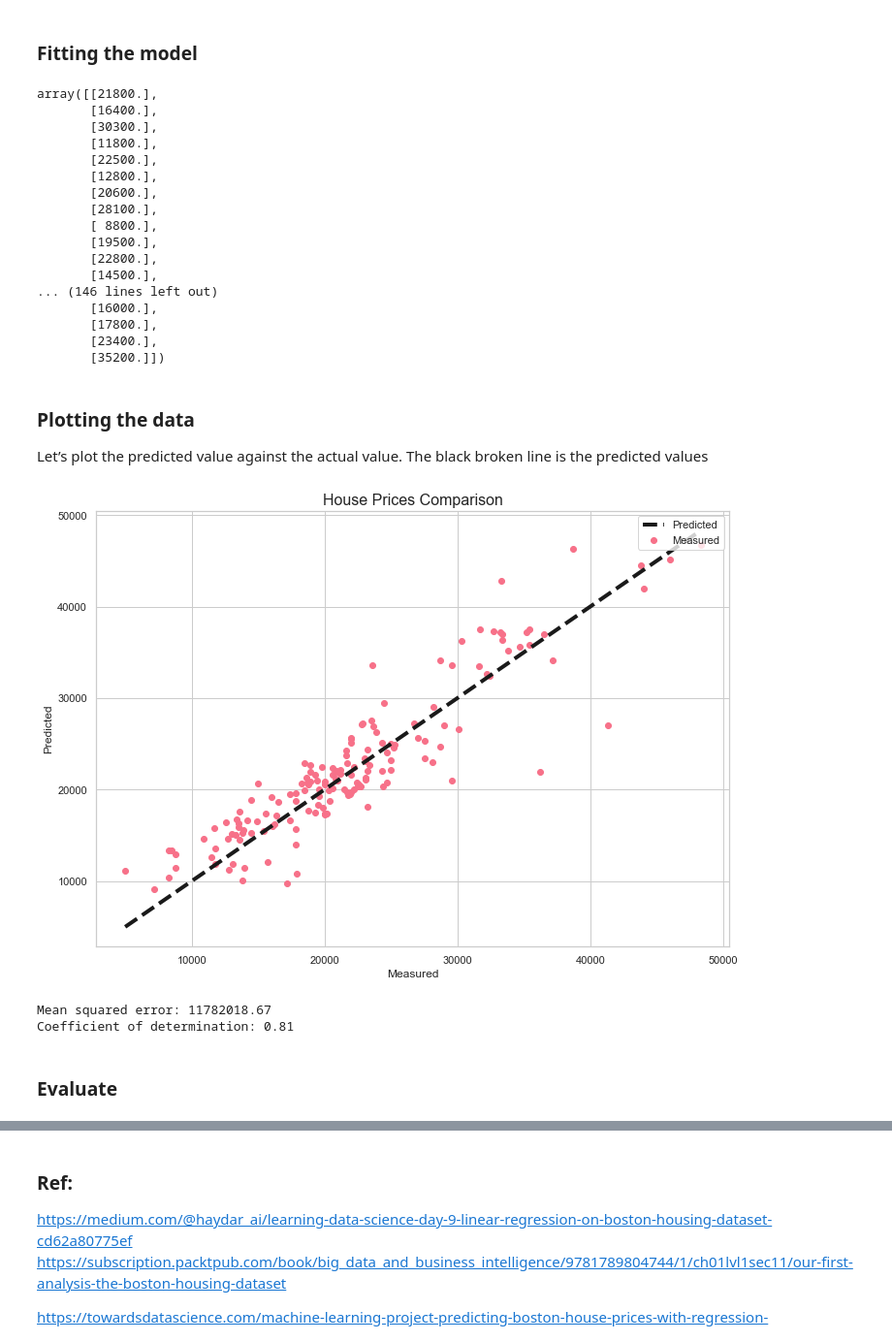
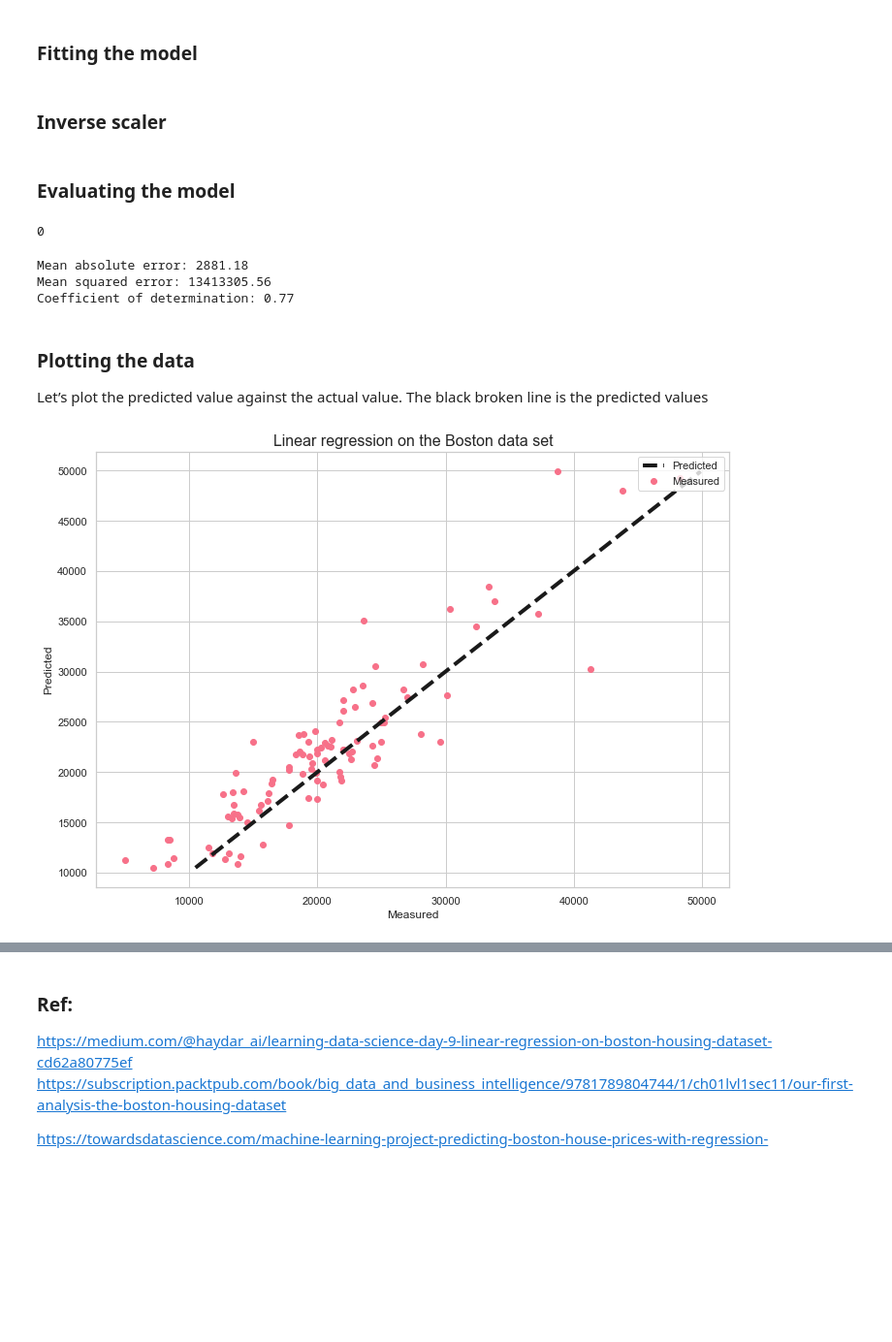
Before and after one commit to RitRa/MachineLearning-project, a Jupyter notebook: Machine Learning and Statistics Project 2019.ipynb, the cells around one changed output, grey strips where cells are left out. Shown at 97% size. Saved outputs shown, nothing was run; the diff lists cells and outputs as text; code cells hidden in the pictures; blank space fills up the shorter version.

```diff
--- a/Machine Learning and Statistics Project 2019.ipynb
+++ b/Machine Learning and Statistics Project 2019.ipynb
@@ -458,7 +425,7 @@ for i in features:
 from sklearn.model_selection import train_test_split
 
 # Shuffle and split the data into training and testing subsets
-X_train, X_test, y_train, y_test = train_test_split(features, prices, test_size=0.33, random_state=50)
+X_train, X_test, y_train, y_test = train_test_split(features, prices, test_size=0.20, random_state=50)
 # %%
 # checking, it should be divided in to 80% train, 20% test
 print(features.shape[0])
@@ -510,13 +479,13 @@ None
 # %% [markdown]
 ### Compile the Neural Network
 # %%
-# mean_absolute_error
-model.compile(loss='mse', optimizer='adam', metrics=['mean_absolute_error', 'mse', 'accuracy'])
+# loss = mean_squared_error
+model.compile(loss='mse', optimizer='adam', metrics=['mean_absolute_error', 'accuracy'])
 # %% [markdown]
 ### Train the Model
 # %%
 from keras.callbacks import History
 history = History()
 #  y_train = prices, use validation data 10%
-hist = model.fit(X_train, y_train, validation_split=0.25, epochs=100, batch_size=4, callbacks=[history])
+hist = model.fit(X_train, y_train, validation_split=0.20, epochs=100, batch_size=6, callbacks=[history])
 # %% [output]
@@ -656,24 +599,5 @@ test loss, test acc: [0.006102936964677532, 0.05847180262207985, 0.0061029368080
 # %%
 # Fit the model to the test data
 predictions_labels  = model.predict(X_test)
-y_prediction  = scaler.inverse_transform(predictions_labels)
-
-y_test = scaler.inverse_transform(y_test)
-# %% [output]
-array([[21800.],
-       [16400.],
-       [30300.],
-       [11800.],
-       [22500.],
-       [12800.],
-       [20600.],
-       [28100.],
-       [ 8800.],
-       [19500.],
-       [22800.],
-       [14500.],
-... (146 lines left out)
-       [16000.],
-       [17800.],
-       [23400.],
-       [35200.]])
+# %% [markdown]
+### Inverse scaler
@@ -680,3 +608,24 @@ array([[21800.],
+# %% [markdown]
+### Evaluating the model
+# %%
+# how many are correct?
+(y_prediction == y_test).sum()
+# %% [output]
+0
+# %%
+from sklearn.metrics import mean_squared_error, r2_score, mean_absolute_error
+# The mean squared error
+print('Mean absolute error: %.2f'
+      % mean_absolute_error(y_test, y_prediction))
+print('Mean squared error: %.2f'
+      % mean_squared_error(y_test, y_prediction))
+# Best possible score is 1.0, The coefficient of determination: 1 is perfect prediction
+print('Coefficient of determination: %.2f'
+      % r2_score(y_test, y_prediction))
+# %% [output]
+Mean absolute error: 2881.18
+Mean squared error: 13413305.56
+Coefficient of determination: 0.77
 # %% [markdown]
 ### Plotting the data
 
@@ -684,35 +633,22 @@ Let’s plot the predicted value against the actual value. The black broken line
 # %%
 import matplotlib.pyplot as plt
 
 sns.set(style="whitegrid", palette="husl", rc={'figure.figsize':(11.7,8.27)})
 
 #fig, ax = plt.subplots()
 plt.scatter(y_test, y_prediction)
-plt.plot([y_test.min(), y_test.max()], [y_test.min(), y_test.max()], 'k--', lw=4)
+#plt.plot([y_test.min(), y_test.max()], [y_test.min(), y_test.max()], 'k--', lw=4)
+plt.plot([y_prediction.min(), y_prediction.max()], [y_prediction.min(), y_prediction.max()], 'k--', lw=4)
 plt.xlabel('Measured')
 plt.ylabel('Predicted')
 plt.legend(['Predicted', 'Measured'], loc='upper right')
 
-plt.title('Linear regression on the Boston data set')
 
 # increasing font size
-plt.title(title, fontsize=16)
+plt.title('Linear regression on the Boston data set', fontsize=16)
 
 # save plot
 plt.savefig('plots/neuralnetwork/prediction.png')
 plt.show()
 # %% [output]
-[figure, old version]
+[figure, new version]
-# %%
-from sklearn.metrics import mean_squared_error, r2_score
-# The mean squared error
-print('Mean squared error: %.2f'
-      % mean_squared_error(y_test, y_prediction))
-# Best possible score is 1.0, The coefficient of determination: 1 is perfect prediction
-print('Coefficient of determination: %.2f'
-      % r2_score(y_test, y_prediction))
-# %% [output]
-Mean squared error: 11782018.67
-Coefficient of determination: 0.81
-# %% [markdown]
-### Evaluate
```
Also changed, not shown: parts of 30 cells of this notebook, 29 other files.
